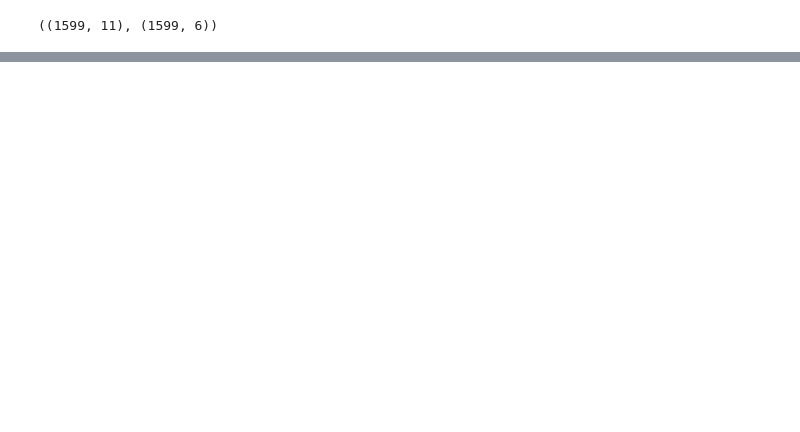
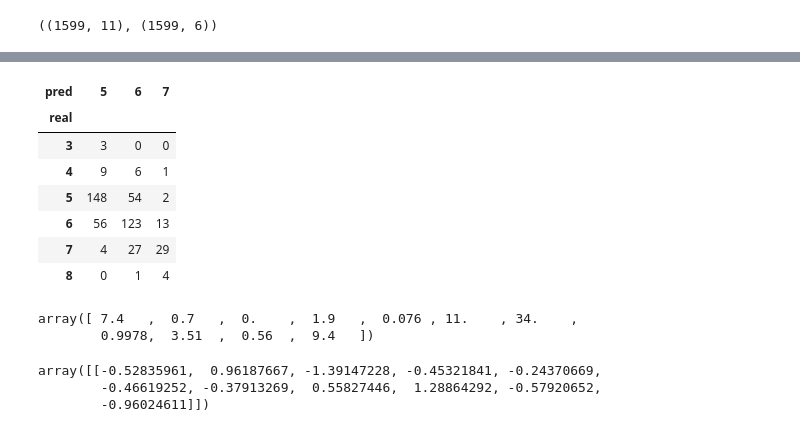
Before and after one commit to thre3o2wo/ai, a Jupyter notebook: source/05_DeepLearning/ch09_wine품질등급예측(다중분류).ipynb, the cells around one changed output, grey strips where cells are left out. Drawn from its saved outputs; the diff is of its cells as text; code cells hidden in the pictures; blank space fills up the shorter version.

```diff
--- a/source/05_DeepLearning/ch09_wine품질등급예측(다중분류).ipynb
+++ b/source/05_DeepLearning/ch09_wine품질등급예측(다중분류).ipynb
@@ -90,3 +98,11 @@ Y_redwine = pd.get_dummies(y_redwine).to_numpy()
 scaled_X.shape, Y_redwine.shape
 # %% [output]
 ((1599, 11), (1599, 6))
+# %%
+# 훈련셋과 테스트셋 분리(7:3 층화추출)
+X_train, X_test, Y_train, Y_test = train_test_split(scaled_X, Y_redwine,
+                                                    #test_size=0.3,
+                                                    train_size=0.7,
+                                                    stratify=Y_redwine, #층화 추출
+                                                    random_state=12)
+X_train.shape, Y_train.shape, X_test.shape, Y_test.shape
@@ -92,0 +126,9 @@ scaled_X.shape, Y_redwine.shape
+# %%
+model = Sequential()
+model.add(Input(11))
+model.add(Dense(units=50, activation='relu')) # input 11 → 50 relu
+model.add(Dense(units=50, activation='relu')) # 50 → 50 relu
+model.add(Dropout(0.1))
+model.add(Dense(30, 'relu')) # 50 → 30 relu
+model.add(Dense(6, 'softmax')) # 30 → 6 output softmax
+model.summary()
@@ -92,0 +196,8 @@ scaled_X.shape, Y_redwine.shape
+# %%
+%%time
+hist = model.fit(X_train, Y_train,
+                 epochs=200,
+                 batch_size=200,
+                 validation_split=0.2, # 훈련셋의 20%를 검증셋으로
+                 verbose=0, #로그 출력 생략(콜백 객체가 출력하므로)
+                 callbacks=[earlyStopping, customHistory, checkpoint])
@@ -92,0 +257,9 @@ scaled_X.shape, Y_redwine.shape
+# %%
+# 교차표 (실제값과 예측값)
+real = Y_test.argmax(axis=1)+3 # 실제값 // +3으로 항목 일치
+# real = np.argmax(Y_test, axis=1)
+pred = model.predict(X_test).argmax(axis=1)+3 #예측값 // +3으로 항목 일치
+# pred = np.argmax(model.predict(X_test), axis=1)
+
+pd.crosstab(real, pred, rownames=['real'], colnames=['pred'])
+# %% [output]
@@ -92,0 +267,21 @@ scaled_X.shape, Y_redwine.shape
+| pred | 5 | 6 | 7 |
+| real |  |  |  |
+| 3 | 3 | 0 | 0 |
+| 4 | 9 | 6 | 1 |
+| 5 | 148 | 54 | 2 |
+| 6 | 56 | 123 | 13 |
+| 7 | 4 | 27 | 29 |
+| 8 | 0 | 1 | 4 |
+# %%
+X_redwine[0]
+# %% [output]
+array([ 7.4   ,  0.7   ,  0.    ,  1.9   ,  0.076 , 11.    , 34.    ,
+        0.9978,  3.51  ,  0.56  ,  9.4   ])
+# %%
+input_data = [7.4, 0.7,0, 1.9, 0.076, 11, 34,0.9978, 3.51, 0.56, 9.4]
+scaled_data = scaler.transform([input_data])
+scaled_data
+# %% [output]
+array([[-0.52835961,  0.96187667, -1.39147228, -0.45321841, -0.24370669,
+        -0.46619252, -0.37913269,  0.55827446,  1.28864292, -0.57920652,
+        -0.96024611]])
```
Also changed, not shown: parts of 20 cells of this notebook, 59 other files.
